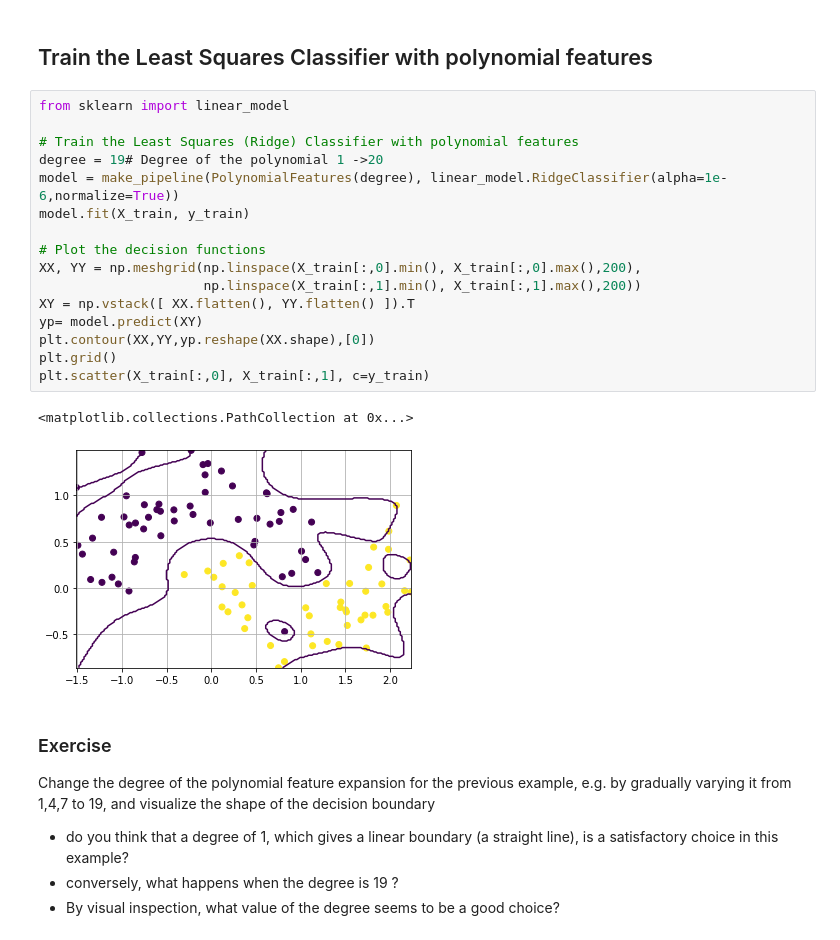
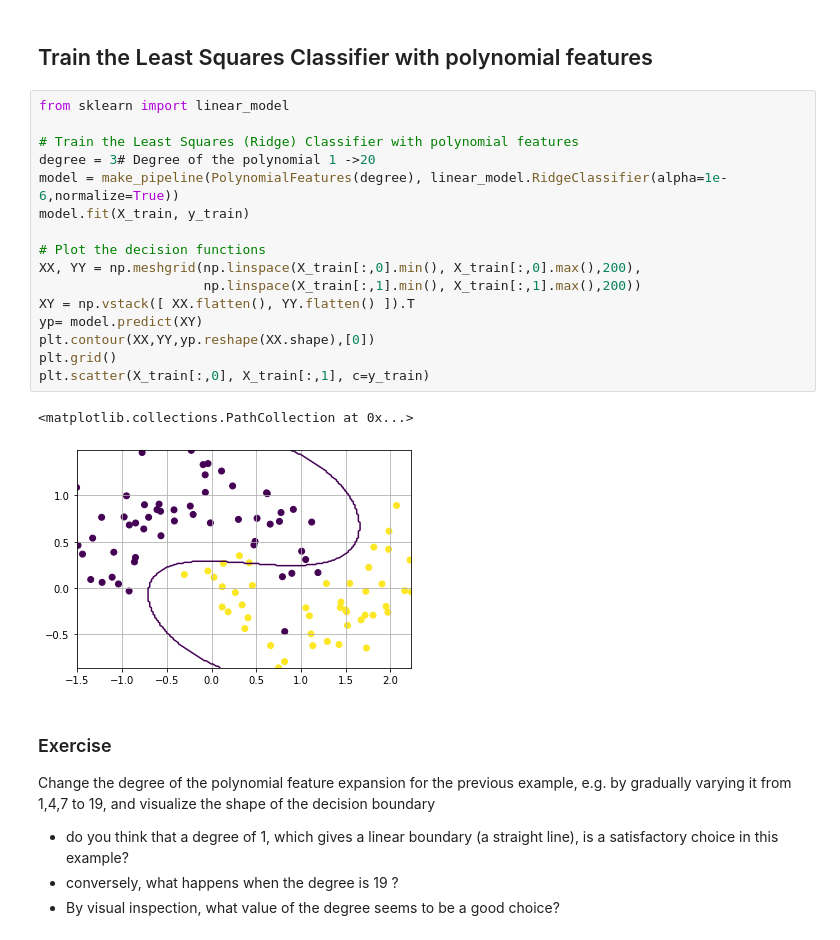
Before and after one commit to wtseve/conference_ia-chatelaf, a Jupyter notebook: notebooks/1a_introduction/N2_Polynomial_Classification_Model_Complexity.ipynb, the cells around one changed output. Cells and saved outputs as stored; diff of their text form.

```diff
--- a/notebooks/1a_introduction/N2_Polynomial_Classification_Model_Complexity.ipynb
+++ b/notebooks/1a_introduction/N2_Polynomial_Classification_Model_Complexity.ipynb
@@ -42,22 +42,22 @@ plt.grid()
 # %%
 from sklearn import linear_model
 
 # Train the Least Squares (Ridge) Classifier with polynomial features
-degree = 19# Degree of the polynomial 1 ->20
+degree = 3# Degree of the polynomial 1 ->20
 model = make_pipeline(PolynomialFeatures(degree), linear_model.RidgeClassifier(alpha=1e-6,normalize=True))
 model.fit(X_train, y_train)
 
 # Plot the decision functions
 XX, YY = np.meshgrid(np.linspace(X_train[:,0].min(), X_train[:,0].max(),200),
                      np.linspace(X_train[:,1].min(), X_train[:,1].max(),200))
 XY = np.vstack([ XX.flatten(), YY.flatten() ]).T
 yp= model.predict(XY)
 plt.contour(XX,YY,yp.reshape(XX.shape),[0])
 plt.grid()
 plt.scatter(X_train[:,0], X_train[:,1], c=y_train)
 # %% [output]
 <matplotlib.collections.PathCollection at 0x...>
-[figure, old version]
+[figure, new version]
 # %% [markdown]
 ### Exercise
 Change the degree of the polynomial feature expansion for the previous example, e.g.  by gradually varying it  from 1,4,7  to 19, and visualize the shape of the decision boundary
```
